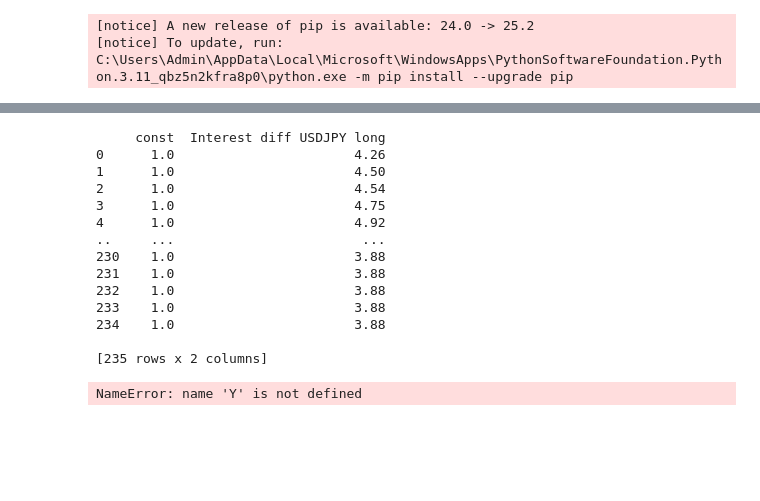
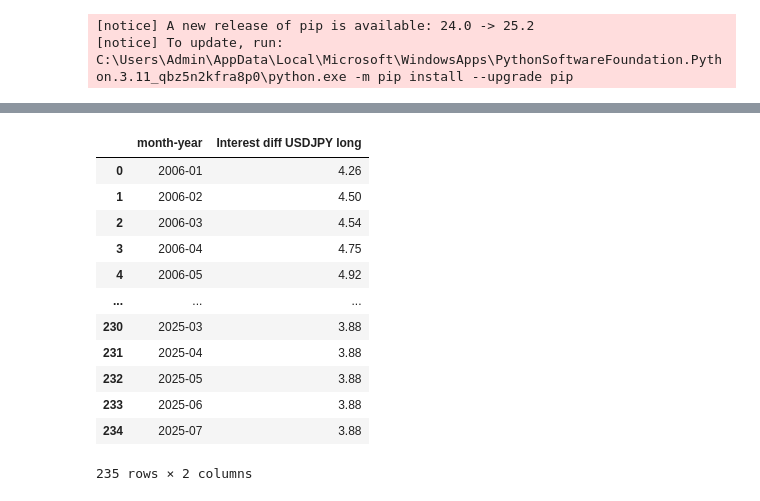
Before and after one commit to Adnan-Anwar-Data-enthusiast/Currency-speculation, a Jupyter notebook: 1. Data cleaning and formatting.ipynb, the cells around one changed output, grey strips where cells are left out. Drawn from its saved outputs; the diff is of its cells as text; code cells hidden in the pictures; blank space fills up the shorter version.

```diff
--- a/1. Data cleaning and formatting.ipynb
+++ b/1. Data cleaning and formatting.ipynb
@@ -610,21 +583,16 @@ Notes:
-# %%
-print(X)
-# %% [output]
-     const  Interest diff USDJPY long
-0      1.0                       4.26
-1      1.0                       4.50
-2      1.0                       4.54
-3      1.0                       4.75
-4      1.0                       4.92
-..     ...                        ...
-230    1.0                       3.88
-231    1.0                       3.88
-232    1.0                       3.88
-233    1.0                       3.88
-234    1.0                       3.88
-
-[235 rows x 2 columns]
-# %%
-print(Y)
-# %% [output]
-NameError: name 'Y' is not defined
+# %%
+x_ir
+# %% [output]
+|  | month-year | Interest diff USDJPY long |
+| 0 | 2006-01 | 4.26 |
+| 1 | 2006-02 | 4.50 |
+| 2 | 2006-03 | 4.54 |
+| 3 | 2006-04 | 4.75 |
+| 4 | 2006-05 | 4.92 |
+| ... | ... | ... |
+| 230 | 2025-03 | 3.88 |
+| 231 | 2025-04 | 3.88 |
+| 232 | 2025-05 | 3.88 |
+| 233 | 2025-06 | 3.88 |
+| 234 | 2025-07 | 3.88 |
+235 rows × 2 columns
```
Also changed, not shown: parts of 10 cells of this notebook, 2 other files.
